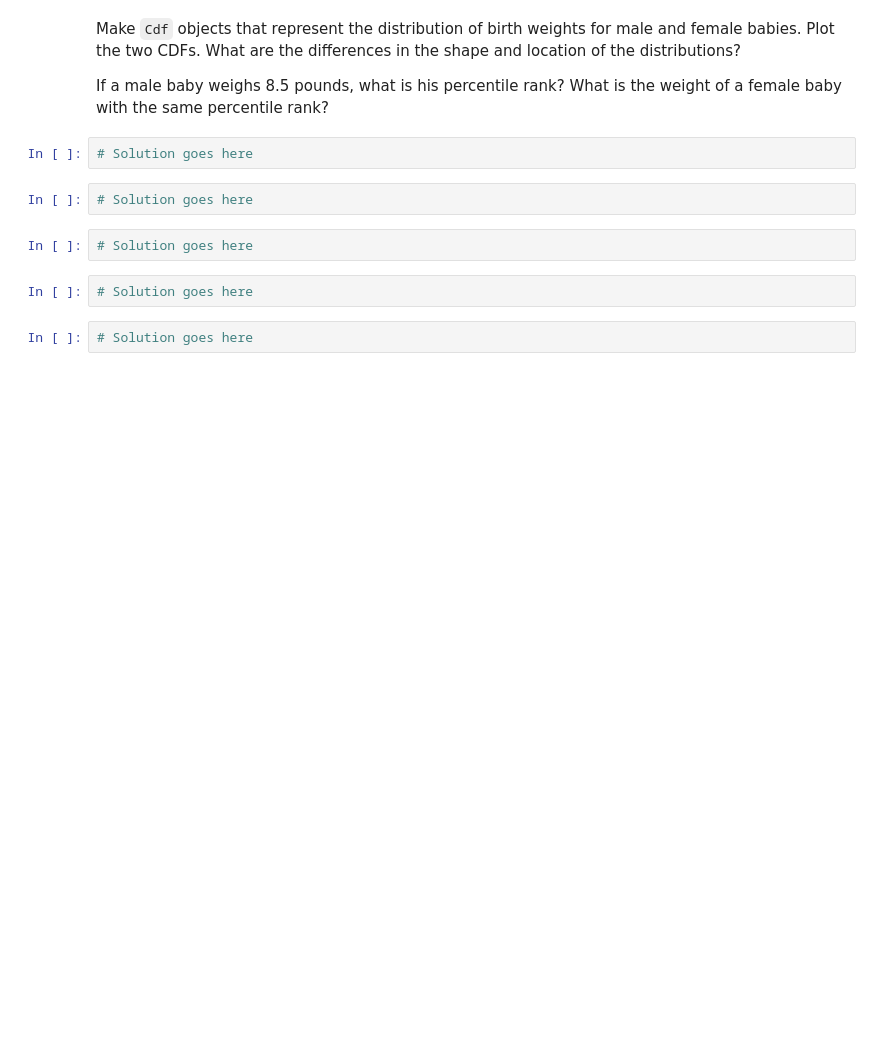
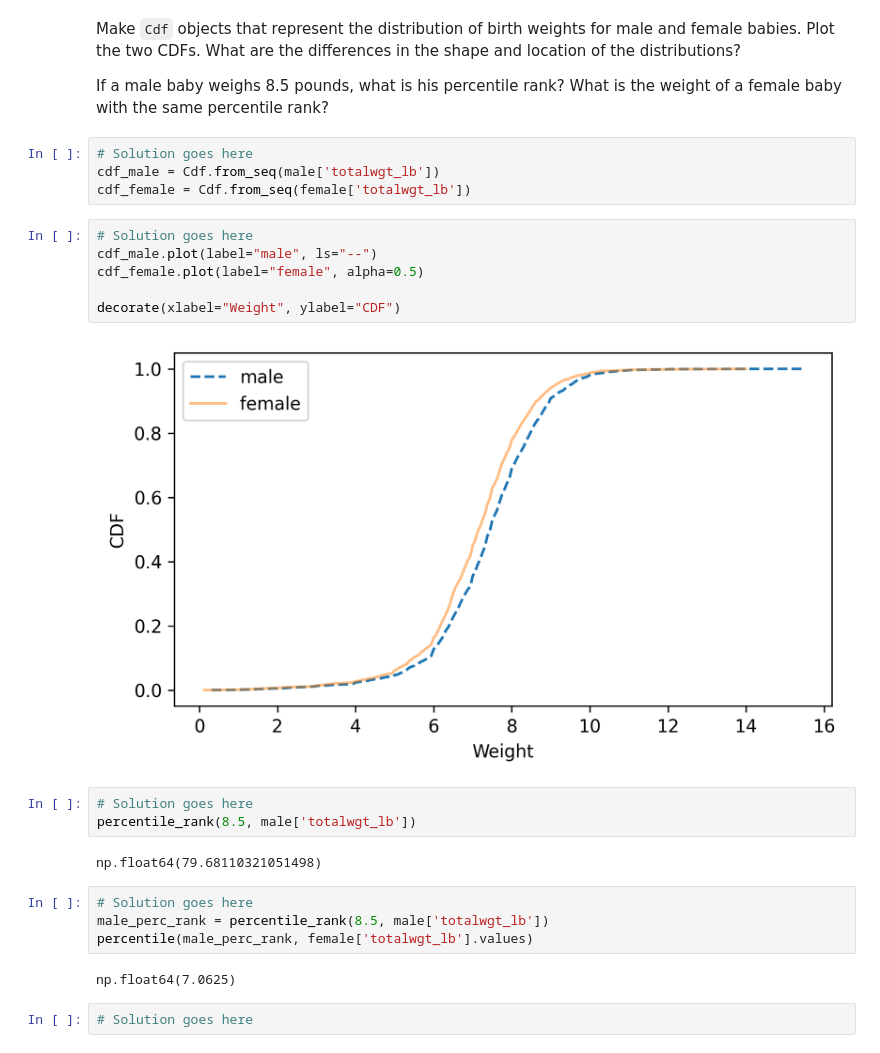
Before and after one commit to gi1no/Education, a Jupyter notebook: ThinkStats/chap04.ipynb, the cells around one changed output. Drawn from its saved outputs; the diff is of its cells as text; blank space fills up the shorter version.

```diff
--- a/ThinkStats/chap04.ipynb
+++ b/ThinkStats/chap04.ipynb
@@ -705,12 +715,27 @@ What are the differences in the shape and location of the distributions?
 If a male baby weighs 8.5 pounds, what is his percentile rank? What is the weight of a female baby with the same percentile rank?
 # %%
 # Solution goes here
+cdf_male = Cdf.from_seq(male['totalwgt_lb'])
+cdf_female = Cdf.from_seq(female['totalwgt_lb'])
 # %%
 # Solution goes here
+cdf_male.plot(label="male", ls="--")
+cdf_female.plot(label="female", alpha=0.5)
+
+decorate(xlabel="Weight", ylabel="CDF")
+# %% [output]
+[figure, added]
 # %%
 # Solution goes here
+percentile_rank(8.5, male['totalwgt_lb'])
+# %% [output]
+np.float64(79.68110321051498)
 # %%
 # Solution goes here
+male_perc_rank = percentile_rank(8.5, male['totalwgt_lb'])
+percentile(male_perc_rank, female['totalwgt_lb'].values)
+# %% [output]
+np.float64(7.0625)
 # %%
 # Solution goes here
 # %% [markdown]
```
Also changed, not shown: parts of 5 cells of this notebook.
